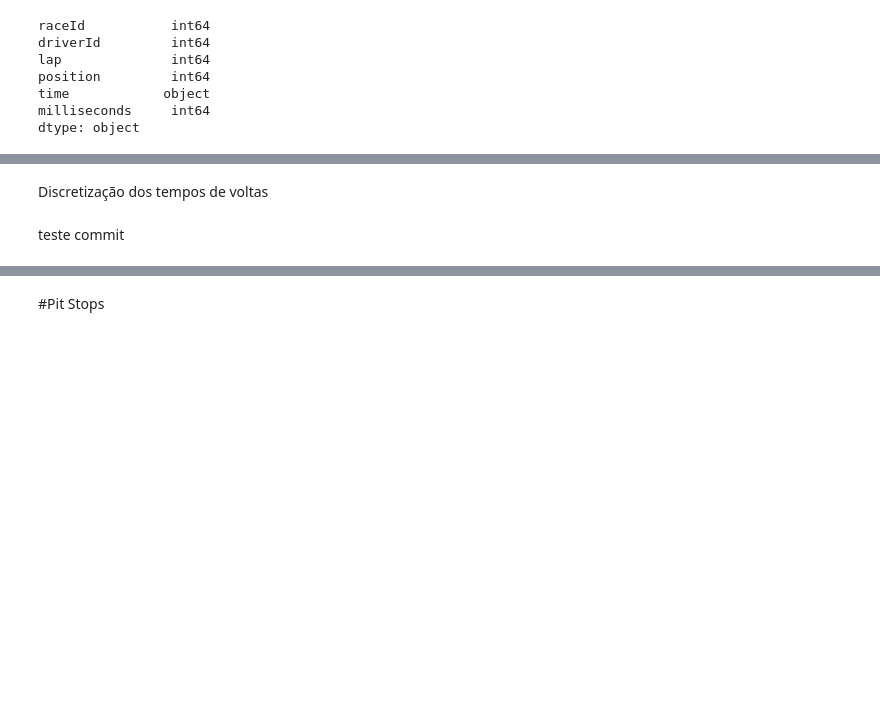
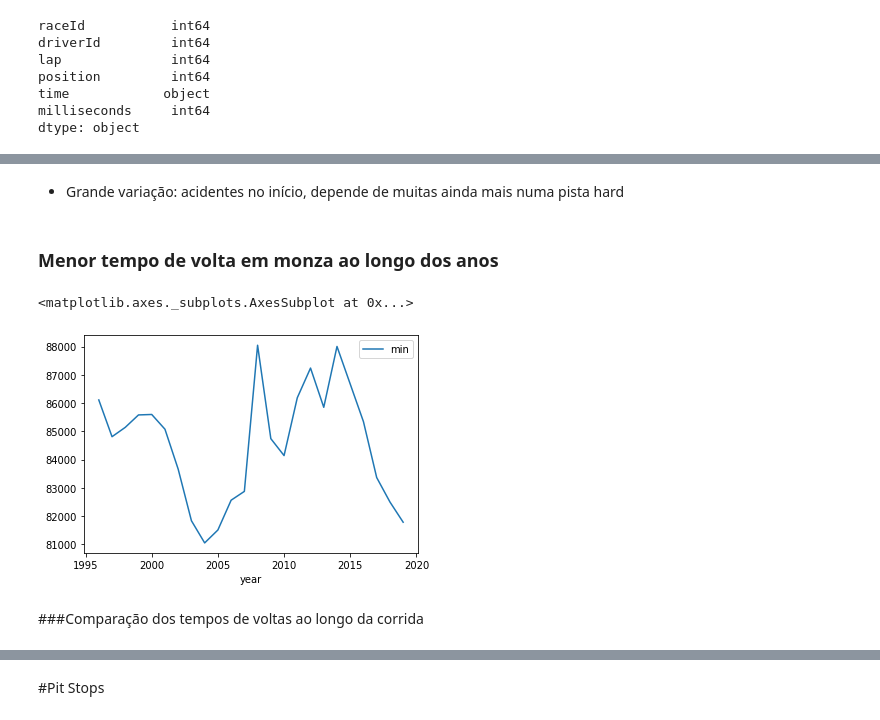
Before and after one commit to cdbm/F1DataAnalysis, a Jupyter notebook: data.ipynb, the cells around one changed output, grey strips where cells are left out. Saved outputs shown, nothing was run; the diff lists cells and outputs as text; code cells hidden in the pictures; blank space fills up the shorter version.

```diff
--- a/data.ipynb
+++ b/data.ipynb
@@ -510,2 +529,17 @@ dtype: object
+# %% [markdown]
+* Grande variação: acidentes no início, depende de muitas ainda mais numa pista hard
+# %% [markdown]
+### Menor tempo de volta em monza ao longo dos anos
+# %%
+ circuits[circuits.circuitRef=="monza"] #circuitId de Monza: 14
+
+monza_races = races[races.circuitId==14][['raceId','circuitId','year']]
+monza_races
+lap_timesAggregated = pd.merge(lap_times,monza_races,on='raceId')
+monzaFastestLapTime_byYear = lap_timesAggregated.groupby(['year']).agg(['min'])['milliseconds']
+monzaFastestLapTime_byYear.plot()
+# %% [output]
+<matplotlib.axes._subplots.AxesSubplot at 0x...>
+[figure, added]
 # %% [markdown]
-Discretização dos tempos de voltas
+###Comparação dos tempos de voltas ao longo da corrida
@@ -516,2 +545,0 @@ lap_times["milliseconds_disc"].value_counts().plot.bar()
-# %% [markdown]
-teste commit
```
Also changed, not shown: parts of 21 cells of this notebook.
